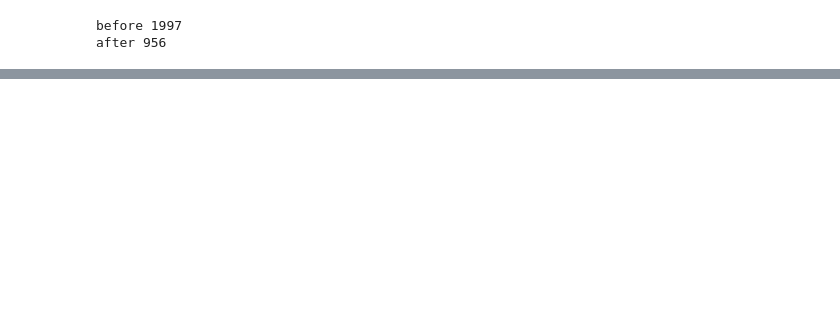
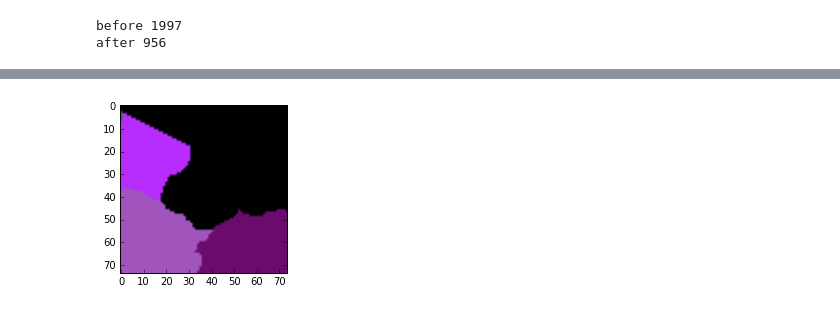
Before and after one commit to SrutiBh/mlproof, a Jupyter notebook: new_patch_generation_tests.ipynb, the cells around one changed output, grey strips where cells are left out. Saved outputs shown, nothing was run; the diff lists cells and outputs as text; code cells hidden in the pictures; blank space fills up the shorter version.

```diff
--- a/Untitled0.ipynb
+++ b/new_patch_generation_tests.ipynb
@@ -82,0 +129,4 @@ mlp.Util.view(fixed_borders, large=True)
+# %%
+mlp.Util.view(fixed[802:876,1600:1674])
+# %% [output]
+[figure, added]
```
Also changed, not shown: parts of 31 cells of this notebook, 4 other files.
